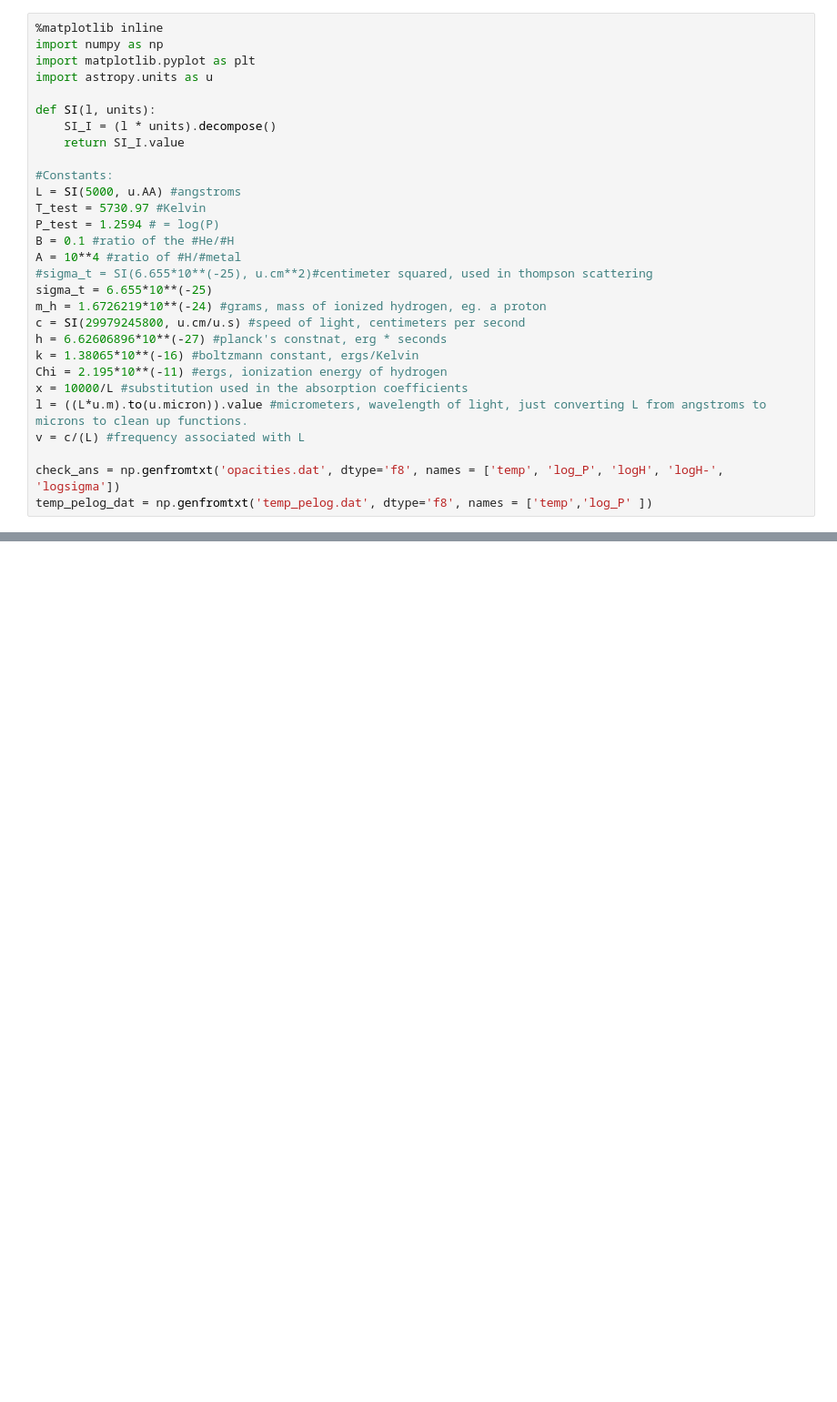
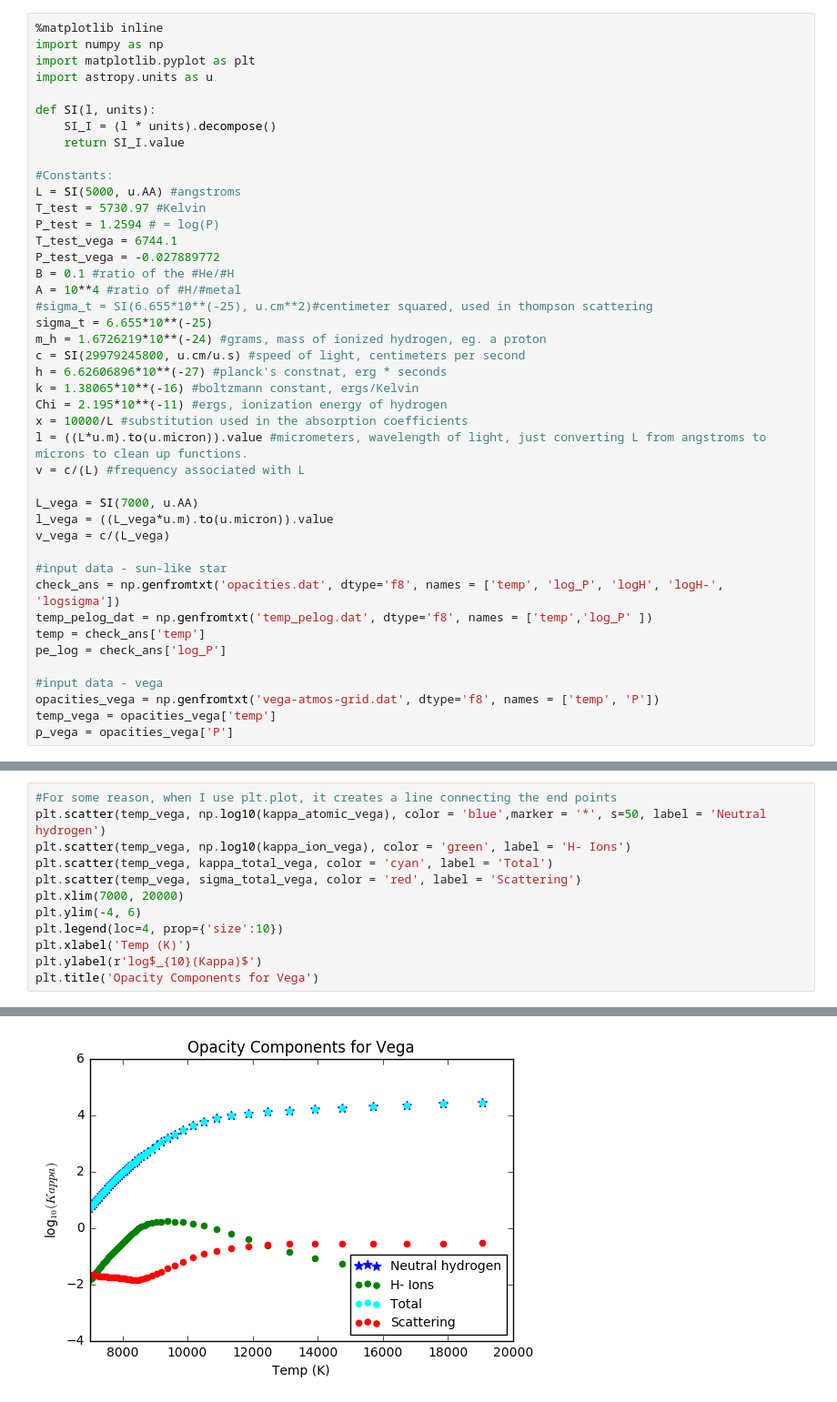
Before and after one commit to lockepatton/ContinuousOpacities, a Jupyter notebook: opacity_model.ipynb, the cells around one changed output, grey strips where cells are left out. Shown: that part at 91% size. Drawn from its saved outputs; the diff is of its cells as text; blank space fills up the shorter version.

```diff
--- a/opacity_model.ipynb
+++ b/opacity_model.ipynb
@@ -12,6 +12,8 @@ def SI(l, units):
 L = SI(5000, u.AA) #angstroms
 T_test = 5730.97 #Kelvin
 P_test = 1.2594 # = log(P)
+T_test_vega = 6744.1
+P_test_vega = -0.027889772
 B = 0.1 #ratio of the #He/#H
 A = 10**4 #ratio of #H/#metal
 #sigma_t = SI(6.655*10**(-25), u.cm**2)#centimeter squared, used in thompson scattering
@@ -25,6 +27,18 @@ x = 10000/L #substitution used in the absorption coefficients
 l = ((L*u.m).to(u.micron)).value #micrometers, wavelength of light, just converting L from angstroms to microns to clean up functions.
 v = c/(L) #frequency associated with L
 
+L_vega = SI(7000, u.AA)
+l_vega = ((L_vega*u.m).to(u.micron)).value
+v_vega = c/(L_vega)
+
+#input data - sun-like star
 check_ans = np.genfromtxt('opacities.dat', dtype='f8', names = ['temp', 'log_P', 'logH', 'logH-', 'logsigma'])
 temp_pelog_dat = np.genfromtxt('temp_pelog.dat', dtype='f8', names = ['temp','log_P' ])
+temp = check_ans['temp']
+pe_log = check_ans['log_P']
+
+#input data - vega
+opacities_vega = np.genfromtxt('vega-atmos-grid.dat', dtype='f8', names = ['temp', 'P'])
+temp_vega = opacities_vega['temp']
+p_vega = opacities_vega['P']
 # %%
@@ -169,0 +216,13 @@ sigma_total =  -3.31989021244
+# %%
+#For some reason, when I use plt.plot, it creates a line connecting the end points
+plt.scatter(temp_vega, np.log10(kappa_atomic_vega), color = 'blue',marker = '*', s=50, label = 'Neutral hydrogen')
+plt.scatter(temp_vega, np.log10(kappa_ion_vega), color = 'green', label = 'H- Ions')
+plt.scatter(temp_vega, kappa_total_vega, color = 'cyan', label = 'Total')
+plt.scatter(temp_vega, sigma_total_vega, color = 'red', label = 'Scattering')
+plt.xlim(7000, 20000)
+plt.ylim(-4, 6)
+plt.legend(loc=4, prop={'size':10})
+plt.xlabel('Temp (K)')
+plt.ylabel(r'log$_{10}(Kappa)$')
+plt.title('Opacity Components for Vega')
+# %% [output]
@@ -169,0 +230 @@ sigma_total =  -3.31989021244
+[figure, added]
```
Also changed, not shown: parts of 7 cells of this notebook.
